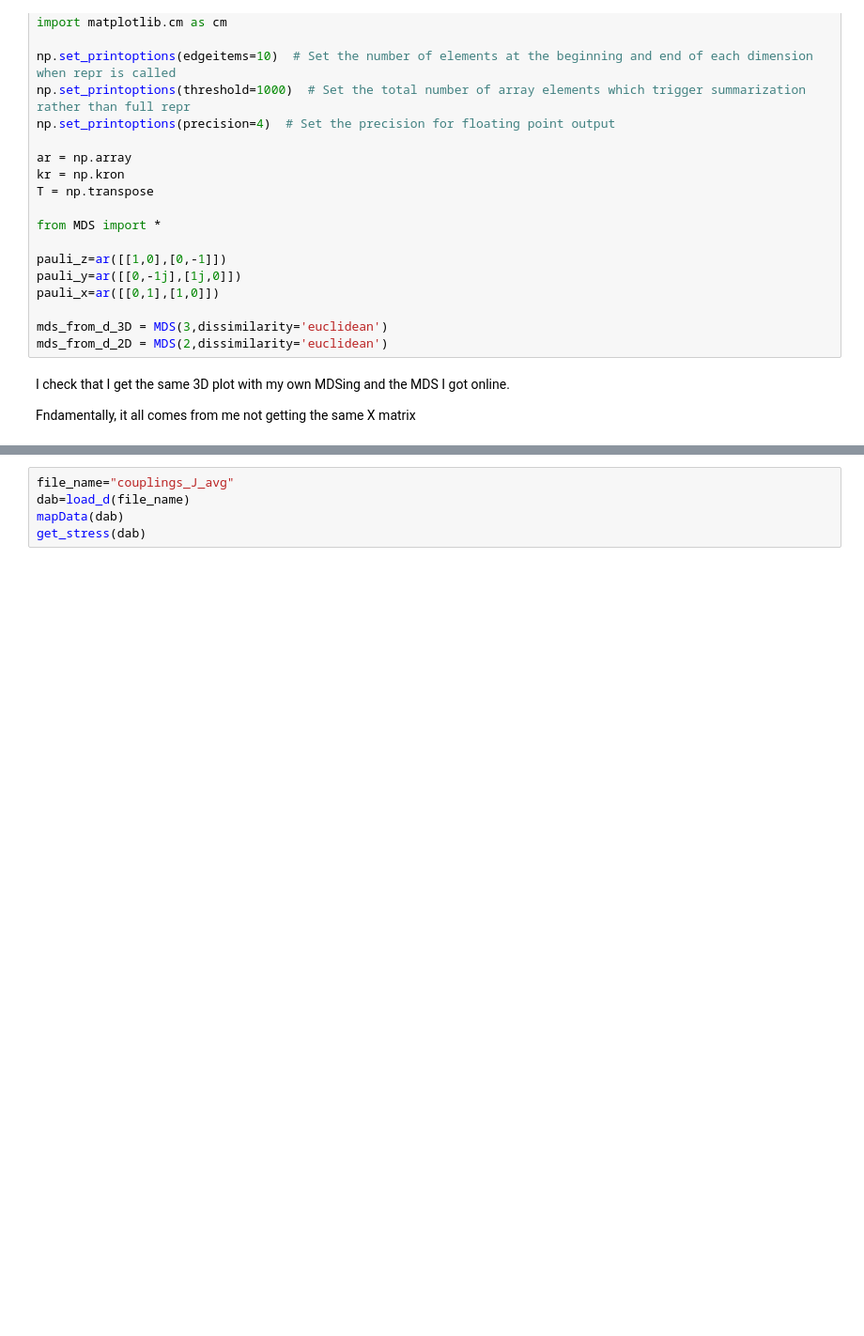
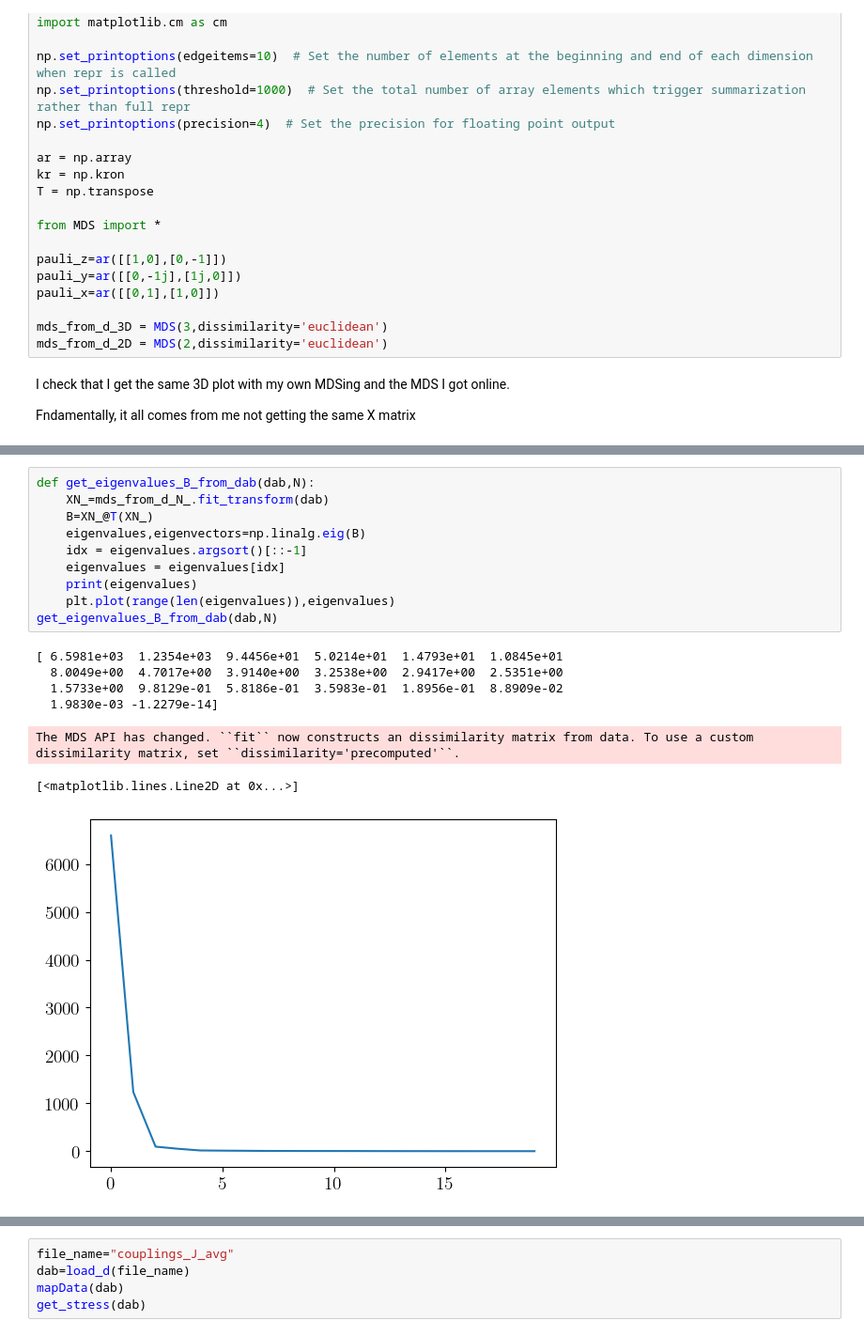
Before and after one commit to MarinAndreGirard/Quantum_emergent_dimension, a Jupyter notebook: looking_at_mappings.ipynb, the cells around one changed output, grey strips where cells are left out. Shown at 94% size. Saved outputs shown, nothing was run; the diff lists cells and outputs as text; blank space fills up the shorter version.

```diff
--- a/looking_at_mappings.ipynb
+++ b/looking_at_mappings.ipynb
@@ -77,3 +81,21 @@ The MDS API has changed. ``fit`` now constructs an dissimilarity matrix from dat
+# %%
+def get_eigenvalues_B_from_dab(dab,N):
+    XN_=mds_from_d_N_.fit_transform(dab)
+    B=XN_@T(XN_)
+    eigenvalues,eigenvectors=np.linalg.eig(B)
+    idx = eigenvalues.argsort()[::-1]
+    eigenvalues = eigenvalues[idx]
+    print(eigenvalues)
+    plt.plot(range(len(eigenvalues)),eigenvalues)
+get_eigenvalues_B_from_dab(dab,N)
+# %% [output]
+[ 6.5981e+03  1.2354e+03  9.4456e+01  5.0214e+01  1.4793e+01  1.0845e+01
+  8.0049e+00  4.7017e+00  3.9140e+00  3.2538e+00  2.9417e+00  2.5351e+00
+  1.5733e+00  9.8129e-01  5.8186e-01  3.5983e-01  1.8956e-01  8.8909e-02
+  1.9830e-03 -1.2279e-14]
+The MDS API has changed. ``fit`` now constructs an dissimilarity matrix from data. To use a custom dissimilarity matrix, set ``dissimilarity='precomputed'``.
+[<matplotlib.lines.Line2D at 0x...>]
+[figure, added]
 # %%
 dab=ar([[0,1,2,3,4,5,6,5,4,3,2,1],[1,0,1,2,3,4,5,6,5,4,3,2],[2,1,0,1,2,3,4,5,6,5,4,3],[3,2,1,0,1,2,3,4,5,6,5,4],[4,3,2,1,0,1,2,3,4,5,6,5],[5,4,3,2,1,0,1,2,3,4,5,6],[6,5,4,3,2,1,0,1,2,3,4,5],[5,6,5,4,3,2,1,0,1,2,3,4],[4,5,6,5,4,3,2,1,0,1,2,3],[3,4,5,6,5,4,3,2,1,0,1,2],[2,3,4,5,6,5,4,3,2,1,0,1],[1,2,3,4,5,6,5,4,3,2,1,0]])
 
```
Also changed, not shown: parts of 24 cells of this notebook, 2 other files.
